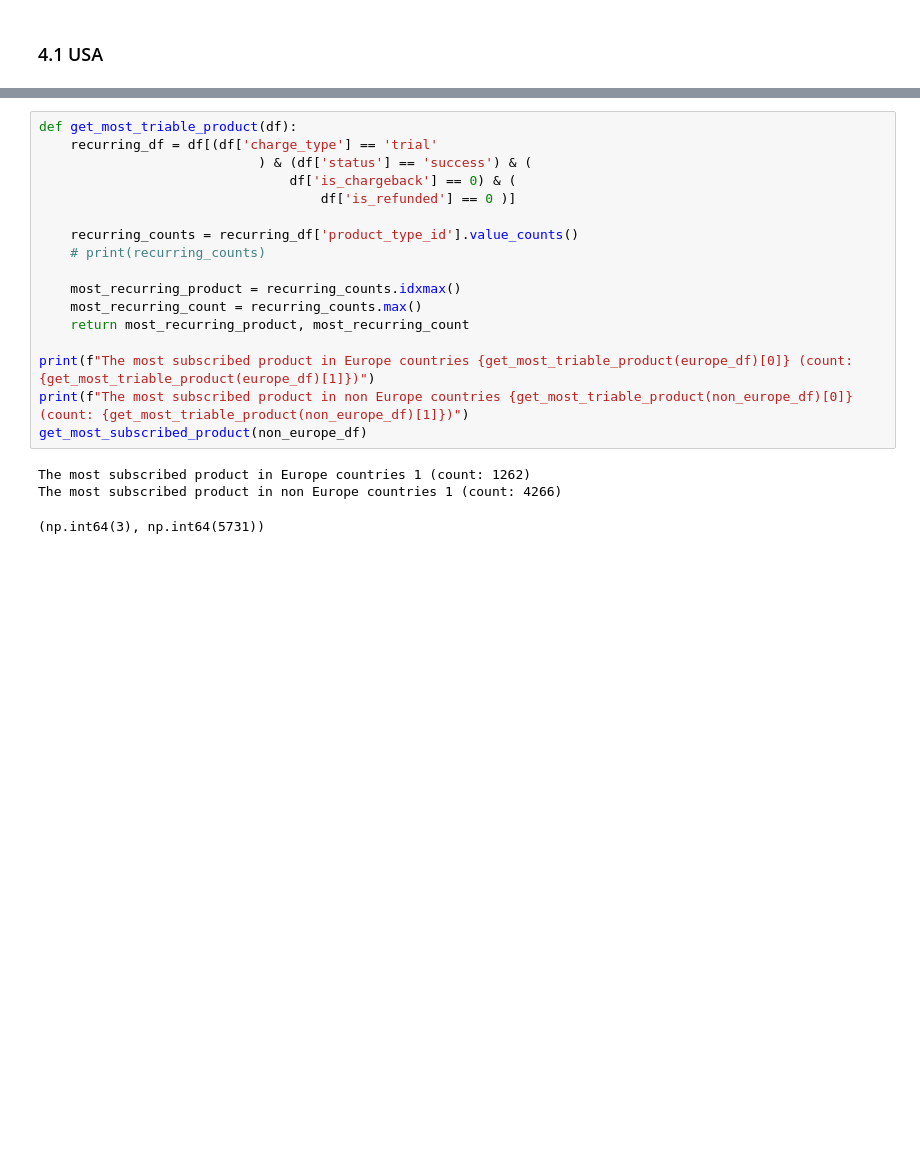
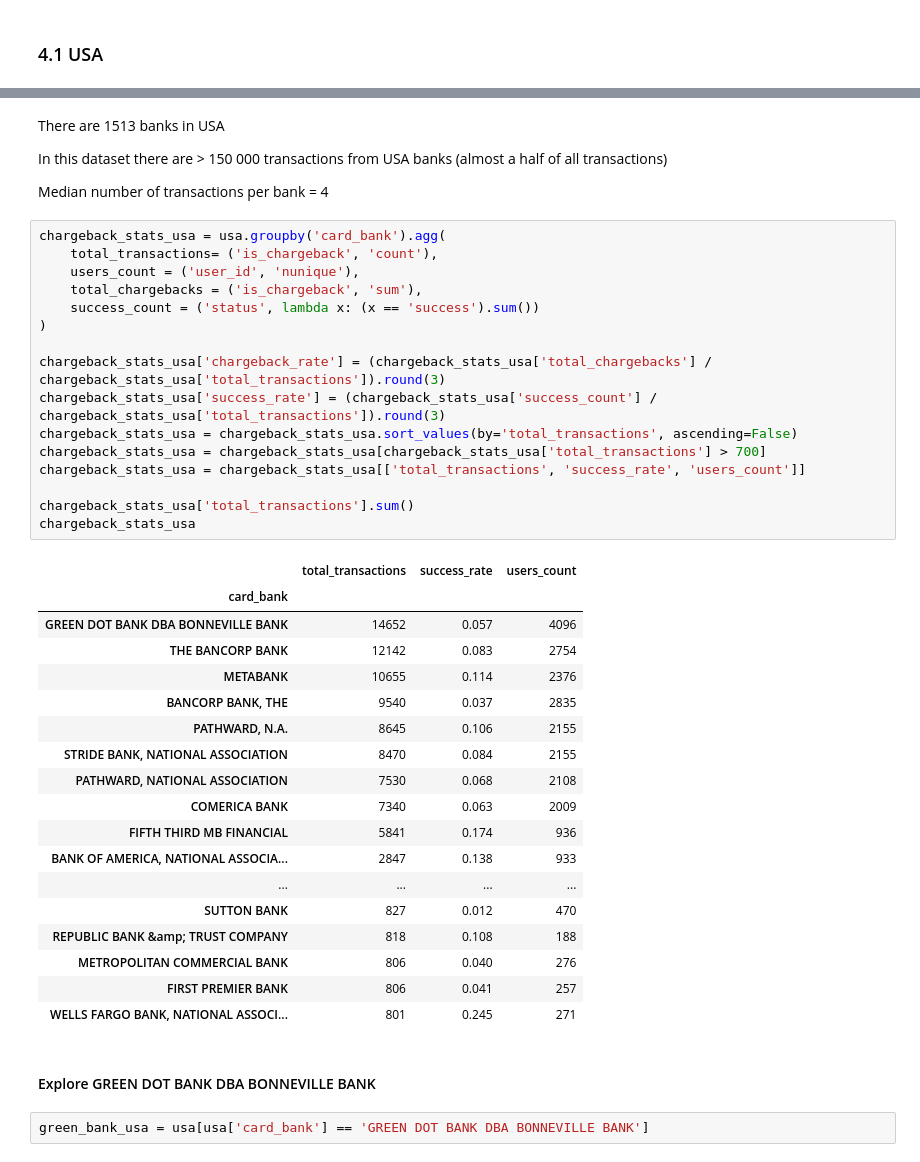
Before and after one commit to darynka-h/-transaction_eda, a Jupyter notebook: appflame_test/transaction_eda.ipynb, the cells around one changed output, grey strips where cells are left out. Saved outputs shown, nothing was run; the diff lists cells and outputs as text; blank space fills up the shorter version.

Commit message:
add usa diff by bank

```diff
--- a/appflame_test/transaction_eda.ipynb
+++ b/appflame_test/transaction_eda.ipynb
@@ -473,21 +400,45 @@ The most subscribed product in non Europe countries 3 (count: 5731)
-# %%
-def get_most_triable_product(df):
-    recurring_df = df[(df['charge_type'] == 'trial'
-                            ) & (df['status'] == 'success') & (
-                                df['is_chargeback'] == 0) & (
-                                    df['is_refunded'] == 0 )]
-
-    recurring_counts = recurring_df['product_type_id'].value_counts()
-    # print(recurring_counts)
-
-    most_recurring_product = recurring_counts.idxmax()
-    most_recurring_count = recurring_counts.max()
-    return most_recurring_product, most_recurring_count
-
-print(f"The most subscribed product in Europe countries {get_most_triable_product(europe_df)[0]} (count: {get_most_triable_product(europe_df)[1]})")
-print(f"The most subscribed product in non Europe countries {get_most_triable_product(non_europe_df)[0]} (count: {get_most_triable_product(non_europe_df)[1]})")
-get_most_subscribed_product(non_europe_df)
-# %% [output]
-The most subscribed product in Europe countries 1 (count: 1262)
-The most subscribed product in non Europe countries 1 (count: 4266)
-(np.int64(3), np.int64(5731))
+# %% [markdown]
+There are 1513 banks in USA
+
+In this dataset there are > 150 000 transactions from USA banks (almost a half of all transactions)
+
+Median number of transactions per bank = 4
+# %%
+chargeback_stats_usa = usa.groupby('card_bank').agg(
+    total_transactions= ('is_chargeback', 'count'),
+    users_count = ('user_id', 'nunique'),
+    total_chargebacks = ('is_chargeback', 'sum'),
+    success_count = ('status', lambda x: (x == 'success').sum())
+)
+
+chargeback_stats_usa['chargeback_rate'] = (chargeback_stats_usa['total_chargebacks'] / chargeback_stats_usa['total_transactions']).round(3)
+chargeback_stats_usa['success_rate'] = (chargeback_stats_usa['success_count'] / chargeback_stats_usa['total_transactions']).round(3)
+chargeback_stats_usa = chargeback_stats_usa.sort_values(by='total_transactions', ascending=False)
+chargeback_stats_usa = chargeback_stats_usa[chargeback_stats_usa['total_transactions'] > 700]
+chargeback_stats_usa = chargeback_stats_usa[['total_transactions', 'success_rate', 'users_count']]
+
+chargeback_stats_usa['total_transactions'].sum()
+chargeback_stats_usa
+# %% [output]
+|  | total_transactions | success_rate | users_count |
+| card_bank |  |  |  |
+| GREEN DOT BANK DBA BONNEVILLE BANK | 14652 | 0.057 | 4096 |
+| THE BANCORP BANK | 12142 | 0.083 | 2754 |
+| METABANK | 10655 | 0.114 | 2376 |
+| BANCORP BANK, THE | 9540 | 0.037 | 2835 |
+| PATHWARD, N.A. | 8645 | 0.106 | 2155 |
+| STRIDE BANK, NATIONAL ASSOCIATION | 8470 | 0.084 | 2155 |
+| PATHWARD, NATIONAL ASSOCIATION | 7530 | 0.068 | 2108 |
+| COMERICA BANK | 7340 | 0.063 | 2009 |
+| FIFTH THIRD MB FINANCIAL | 5841 | 0.174 | 936 |
+| BANK OF AMERICA, NATIONAL ASSOCIA... | 2847 | 0.138 | 933 |
+| ... | ... | ... | ... |
+| SUTTON BANK | 827 | 0.012 | 470 |
+| REPUBLIC BANK &amp; TRUST COMPANY | 818 | 0.108 | 188 |
+| METROPOLITAN COMMERCIAL BANK | 806 | 0.040 | 276 |
+| FIRST PREMIER BANK | 806 | 0.041 | 257 |
+| WELLS FARGO BANK, NATIONAL ASSOCI... | 801 | 0.245 | 271 |
+# %% [markdown]
+#### Explore GREEN DOT BANK DBA BONNEVILLE BANK
+# %%
+green_bank_usa = usa[usa['card_bank'] == 'GREEN DOT BANK DBA BONNEVILLE BANK']
```
Also changed, not shown: parts of 19 cells of this notebook.
